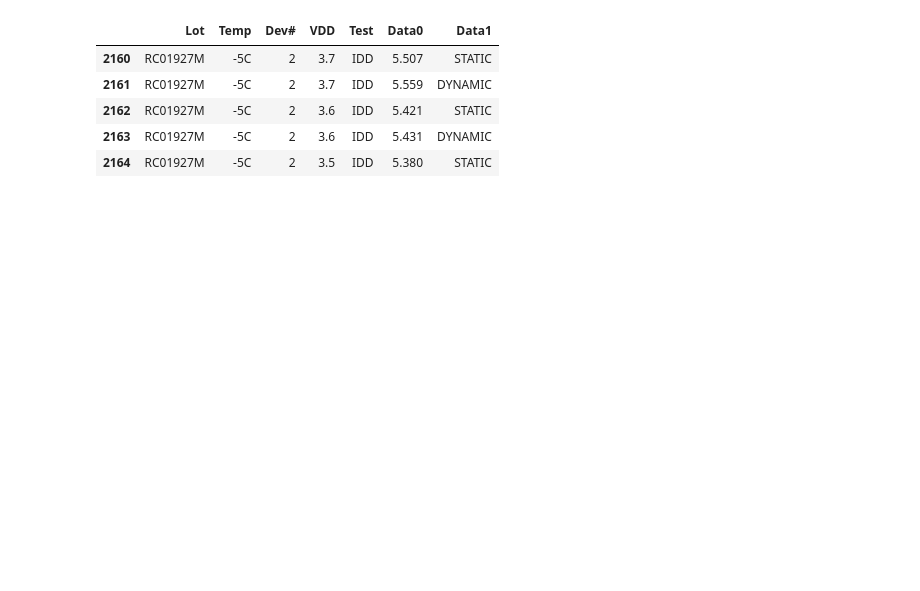
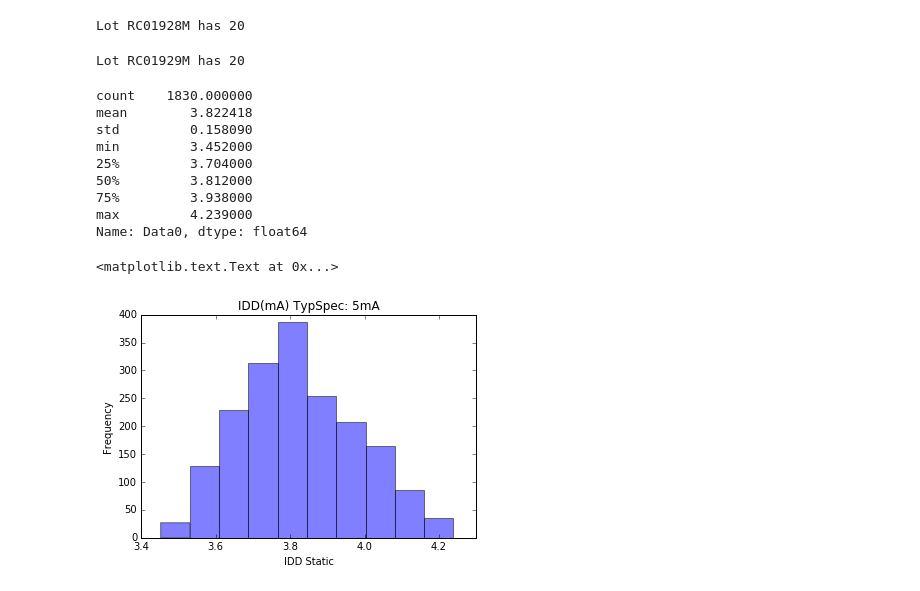
Before and after one commit to yimuguo/DlogProcess, a Jupyter notebook: dlineprocess.ipynb, the cells around one changed output. Cells and saved outputs as stored; diff of their text form; code cells hidden in the pictures; blank space fills up the shorter version.

```diff
--- a/dlineprocess.ipynb
+++ b/dlineprocess.ipynb
@@ -97,2 +100,10 @@ dict_keys([1, 2, 3, 4, 5, 6, 7, 8, 10, 11, 12, 13, 14, 15, 16, 17, 19, 20, 23, 2
+# %%
+confirm_units('RC01928M')
+# %% [output]
+Lot RC01928M has 20
+# %%
+confirm_units('RC01929M')
+# %% [output]
+Lot RC01929M has 20
 # %%
 df.loc[df.Test == 'Delay', 'Data1'] = df[df.Test == 'Delay'].Data1.astype(int)
@@ -101,9 +110,19 @@ df.loc[df.Test == 'Delay', 'Data1'] = df[df.Test == 'Delay'].Data1.astype(int)
 # %%
-df[(df['Test'] == 'IDD') & (df['Data0'] > 4.5)].head(5)
+df[(df.Test == 'IDD') & (df.Data1 == 'STATIC')].Data0.describe()
 # %% [output]
-|  | Lot | Temp | Dev# | VDD | Test | Data0 | Data1 |
-| 2160 | RC01927M | -5C | 2 | 3.7 | IDD | 5.507 | STATIC |
-| 2161 | RC01927M | -5C | 2 | 3.7 | IDD | 5.559 | DYNAMIC |
-| 2162 | RC01927M | -5C | 2 | 3.6 | IDD | 5.421 | STATIC |
-| 2163 | RC01927M | -5C | 2 | 3.6 | IDD | 5.431 | DYNAMIC |
-| 2164 | RC01927M | -5C | 2 | 3.5 | IDD | 5.380 | STATIC |
+count    1830.000000
+mean        3.822418
+std         0.158090
+min         3.452000
+25%         3.704000
+50%         3.812000
+75%         3.938000
+max         4.239000
+Name: Data0, dtype: float64
+# %%
+plt_idd_stat = df[(df.Test == 'IDD') & (df.Data1 == 'STATIC')].Data0.plot(kind='hist', alpha=0.5, title='IDD(mA) TypSpec: 5mA')
+plt_idd_stat.set_xlabel("IDD Static")
+plt_idd_stat.set_ylabel("Frequency")
+# %% [output]
+<matplotlib.text.Text at 0x...>
+[figure, added]
```
Also changed, not shown: parts of 27 cells of this notebook.
